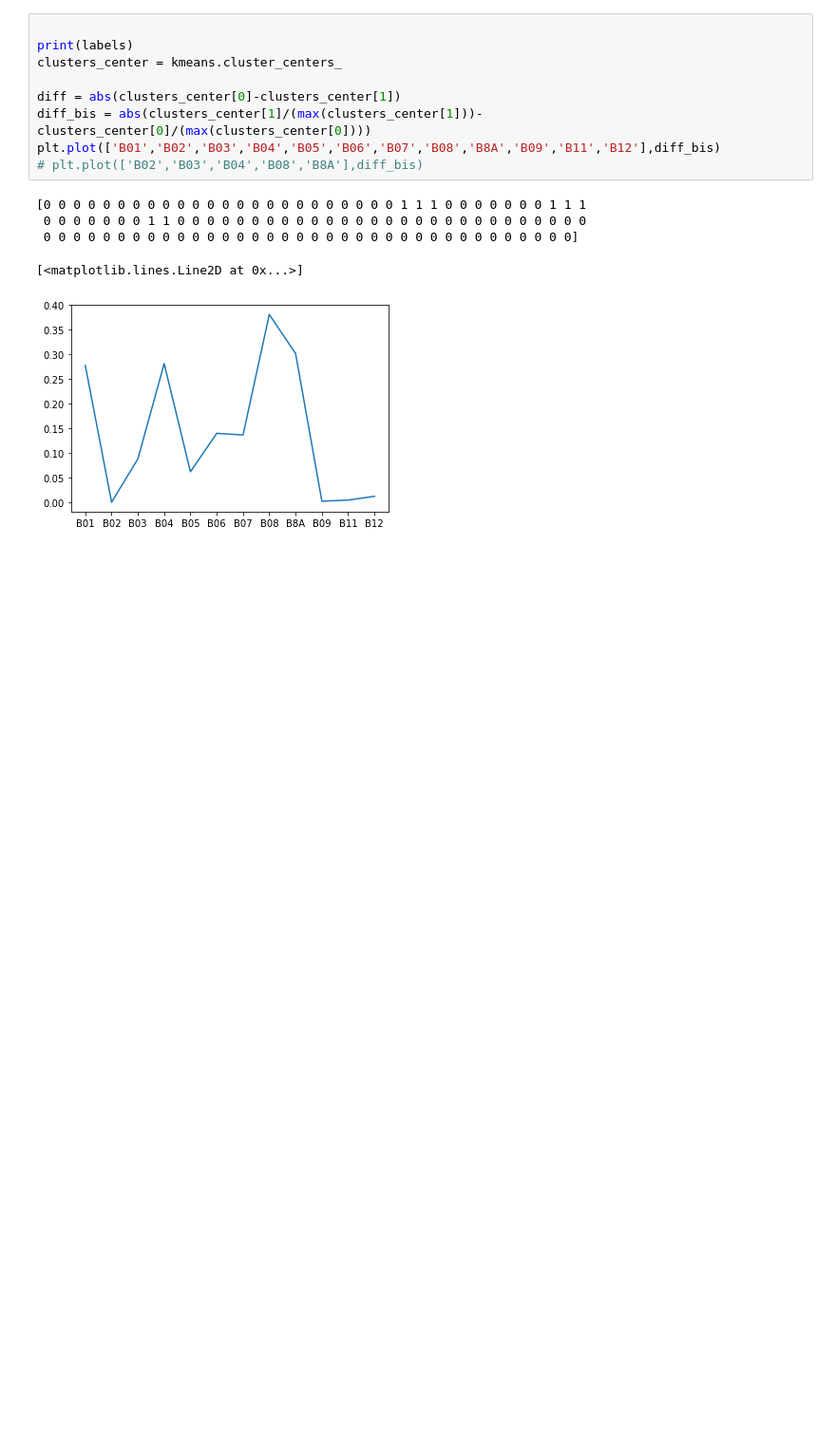
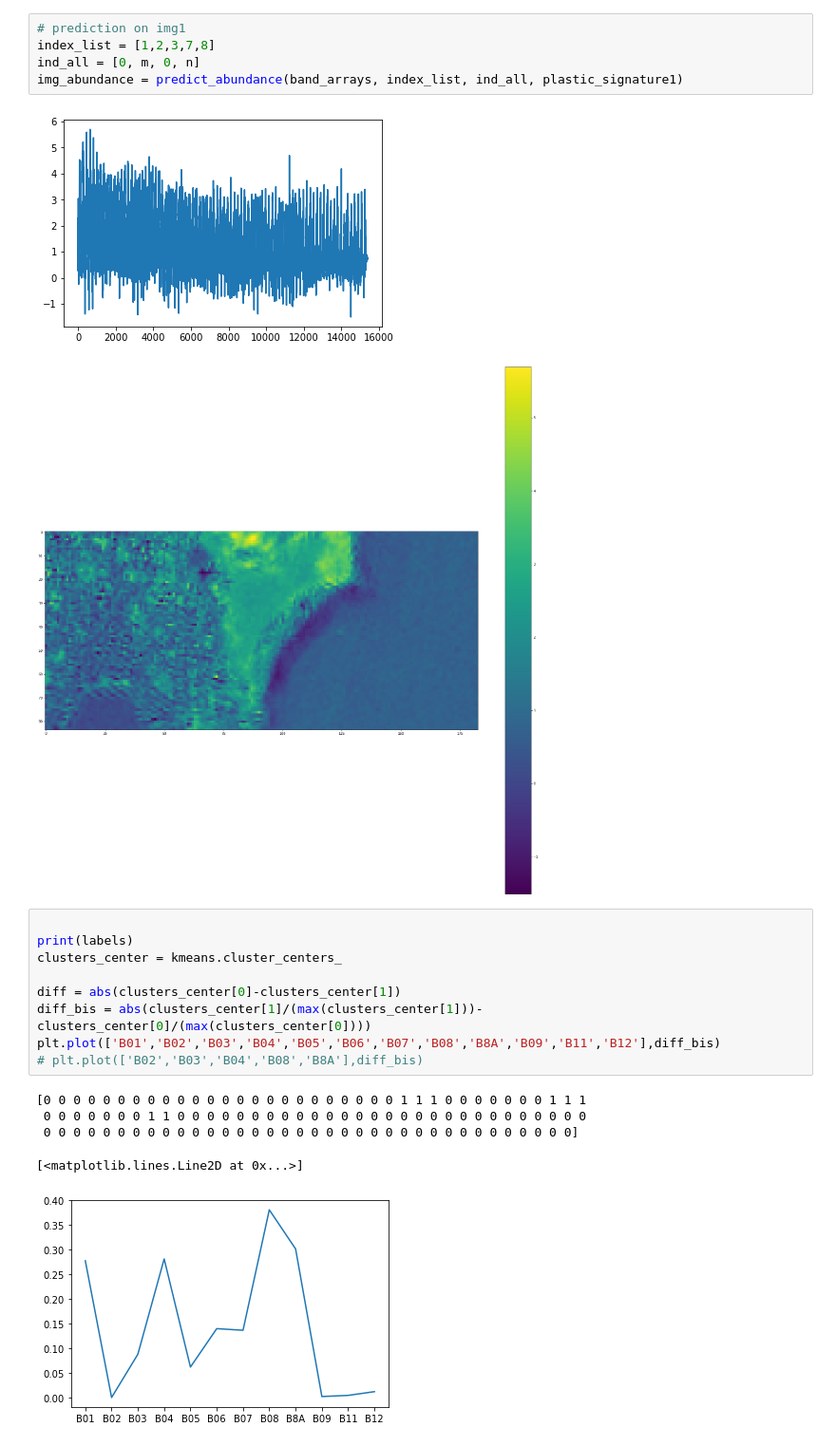
Before and after one commit to BasileR/plastic_detection_from_space, a Jupyter notebook: Detection_image_signature_spectrale_Alina.ipynb, the cells around one changed output. Shown at 95% size. Saved outputs shown, nothing was run; the diff lists cells and outputs as text; blank space fills up the shorter version.

```diff
--- a/Detection_image_signature_spectrale_Alina.ipynb
+++ b/Detection_image_signature_spectrale_Alina.ipynb
@@ -144,3 +165,11 @@ labels=kmeans.labels_
+# %%
+# prediction on img1
+index_list = [1,2,3,7,8]
+ind_all = [0, m, 0, n]
+img_abundance = predict_abundance(band_arrays, index_list, ind_all, plastic_signature1)
+# %% [output]
+[figure, added]
+[figure, added]
 # %%
 
 print(labels)
```
Also changed, not shown: parts of 40 cells of this notebook, 1 other file.
